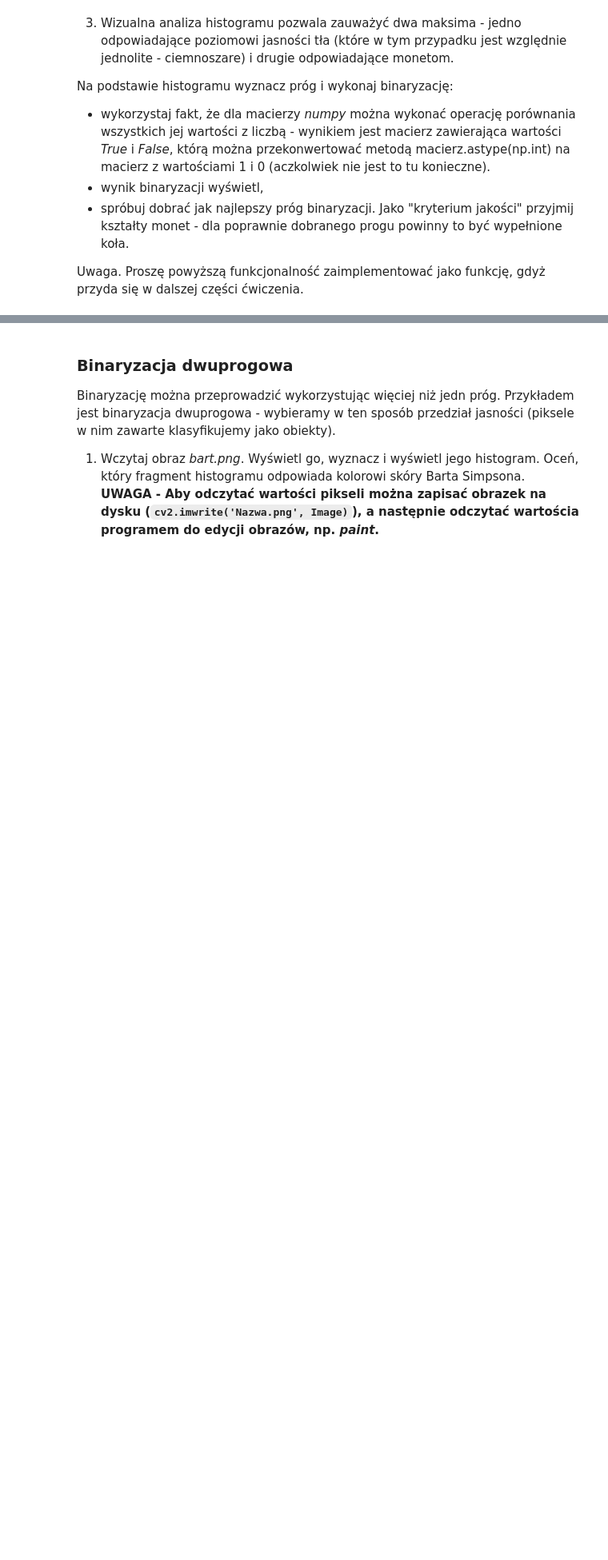
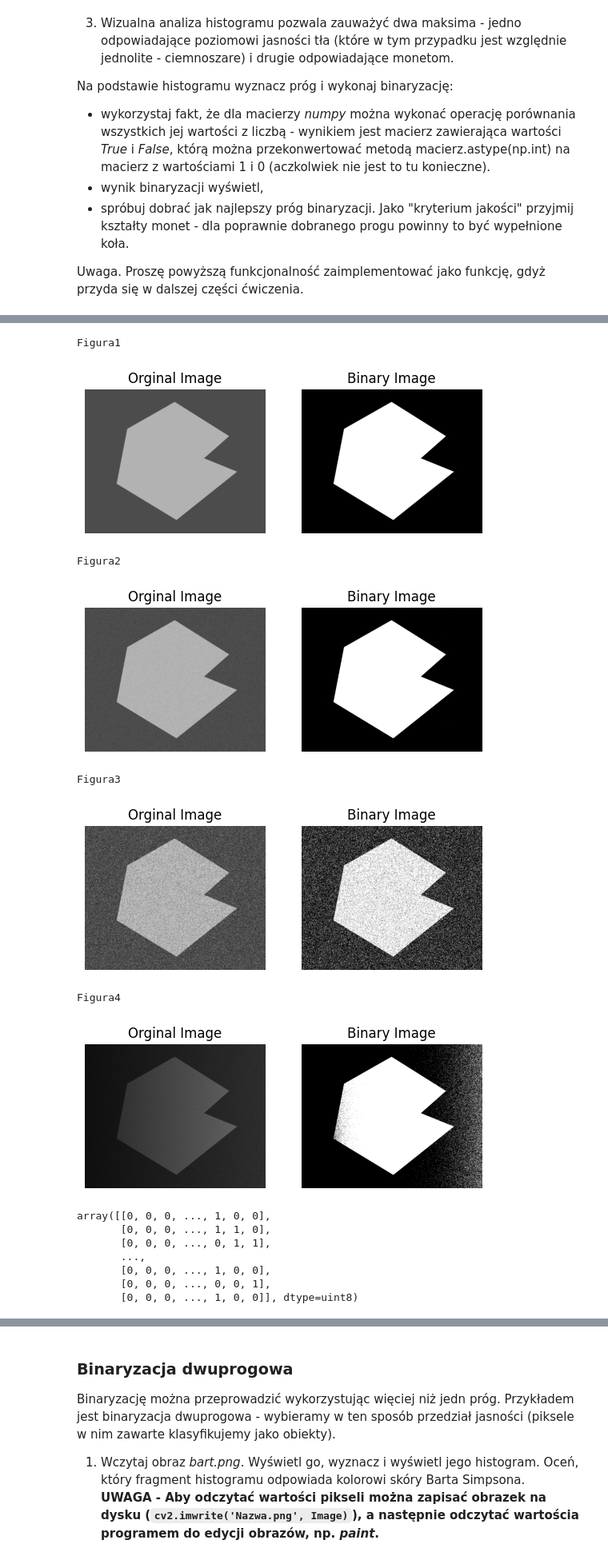
Before and after one commit to arturgesiarz/DigitalImageProcessing-Course, a Jupyter notebook: lab04/04_thresholding.ipynb, the cells around one changed output, grey strips where cells are left out. Shown at 80% size. Saved outputs shown, nothing was run; the diff lists cells and outputs as text; code cells hidden in the pictures; blank space fills up the shorter version.

```diff
--- a/lab04/04_thresholding.ipynb
+++ b/lab04/04_thresholding.ipynb
@@ -179,6 +247,65 @@ m_G = \sum_{i=0}^{L-1} ip_i
 - wyświetl próg oraz wynik binaryzacji.
 
 4. Sprawdz jak metoda dziala na obrazach _figura1.png_ do _figura4.png_.
+# %%
+def calcIterationThreshold(img_and_hist):
+    hist = img_and_hist[1].squeeze()
+    cum_hist = hist.cumsum()
+
+    hist_norm = hist / cum_hist[-1]
+    cum_hist = cum_hist / cum_hist[-1]
+
+    k = int(np.dot(np.arange(256), hist_norm))
+
+    while True:
+        m0 = np.dot(np.arange(k), hist_norm[:k]) / cum_hist[k - 1]
+        m1 = np.dot(np.arange(k, 256), hist_norm[k:]) / (1 - cum_hist[k - 1])
+
+        k_next = (m0 + m1) / 2
+        if abs(k - k_next) < 1:
+            return int(k)
+        k = int(k_next)
+# %%
+print("Figura1")
+
+binarization(
+    showImgGetHist("figura1.png", False),
+    calcIterationThreshold(showImgGetHist("figura1.png", False)),
+)
+
+print("Figura2")
+binarization(
+    showImgGetHist("figura2.png", False),
+    calcIterationThreshold(showImgGetHist("figura2.png", False)),
+)
+
+print("Figura3")
+binarization(
+    showImgGetHist("figura3.png", False),
+    calcIterationThreshold(showImgGetHist("figura3.png", False)),
+)
+
+print("Figura4")
+binarization(
+    showImgGetHist("figura4.png", False),
+    calcIterationThreshold(showImgGetHist("figura4.png", False))
+)
+# %% [output]
+Figura1
+[figure, added]
+Figura2
+[figure, added]
+Figura3
+[figure, added]
+Figura4
+[figure, added]
+array([[0, 0, 0, ..., 1, 0, 0],
+       [0, 0, 0, ..., 1, 1, 0],
+       [0, 0, 0, ..., 0, 1, 1],
+       ...,
+       [0, 0, 0, ..., 1, 0, 0],
+       [0, 0, 0, ..., 0, 0, 1],
+       [0, 0, 0, ..., 1, 0, 0]], dtype=uint8)
 # %% [markdown]
 #### Metoda Otsu
 
```
Also changed, not shown: parts of 18 cells of this notebook.
